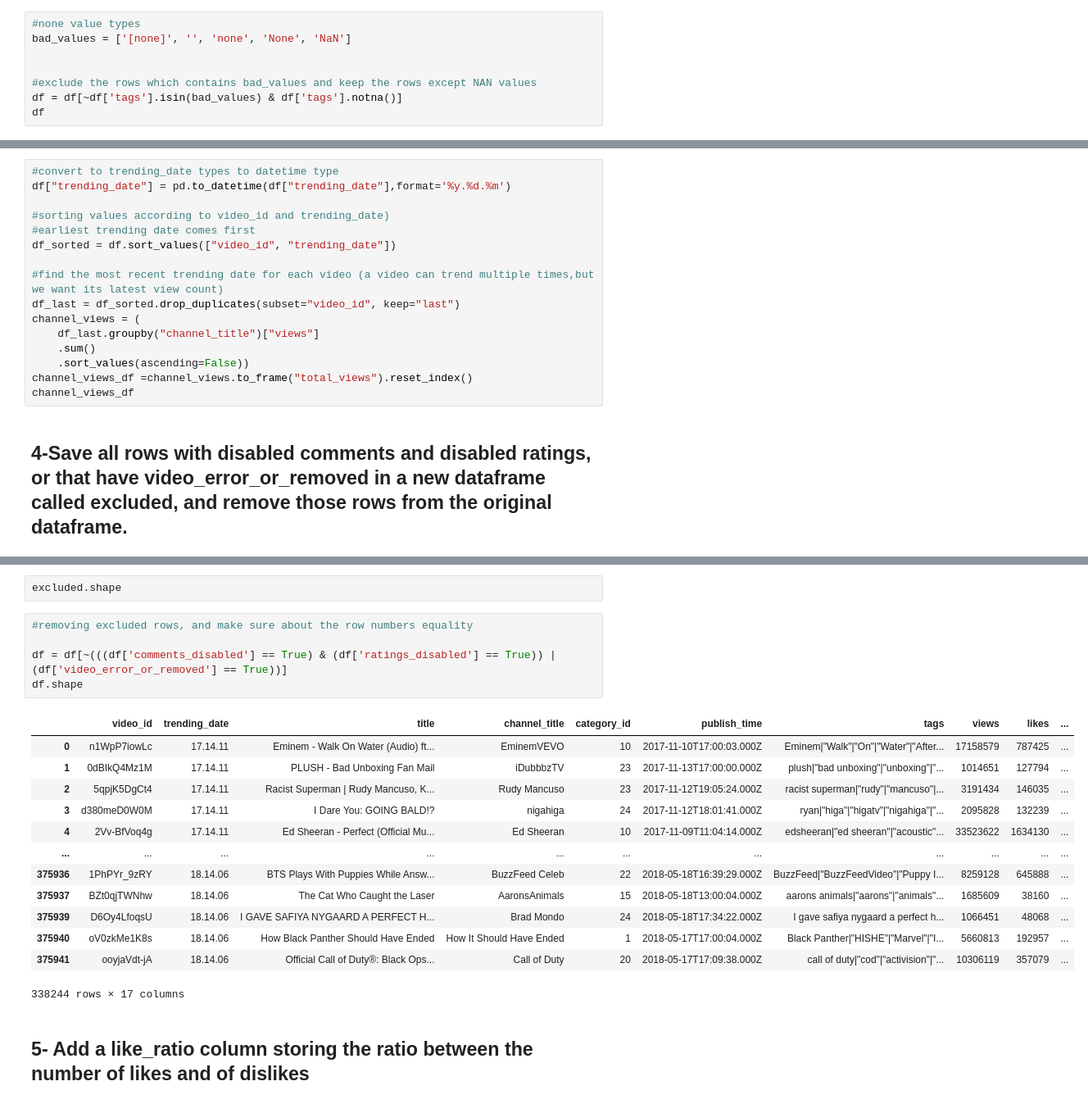
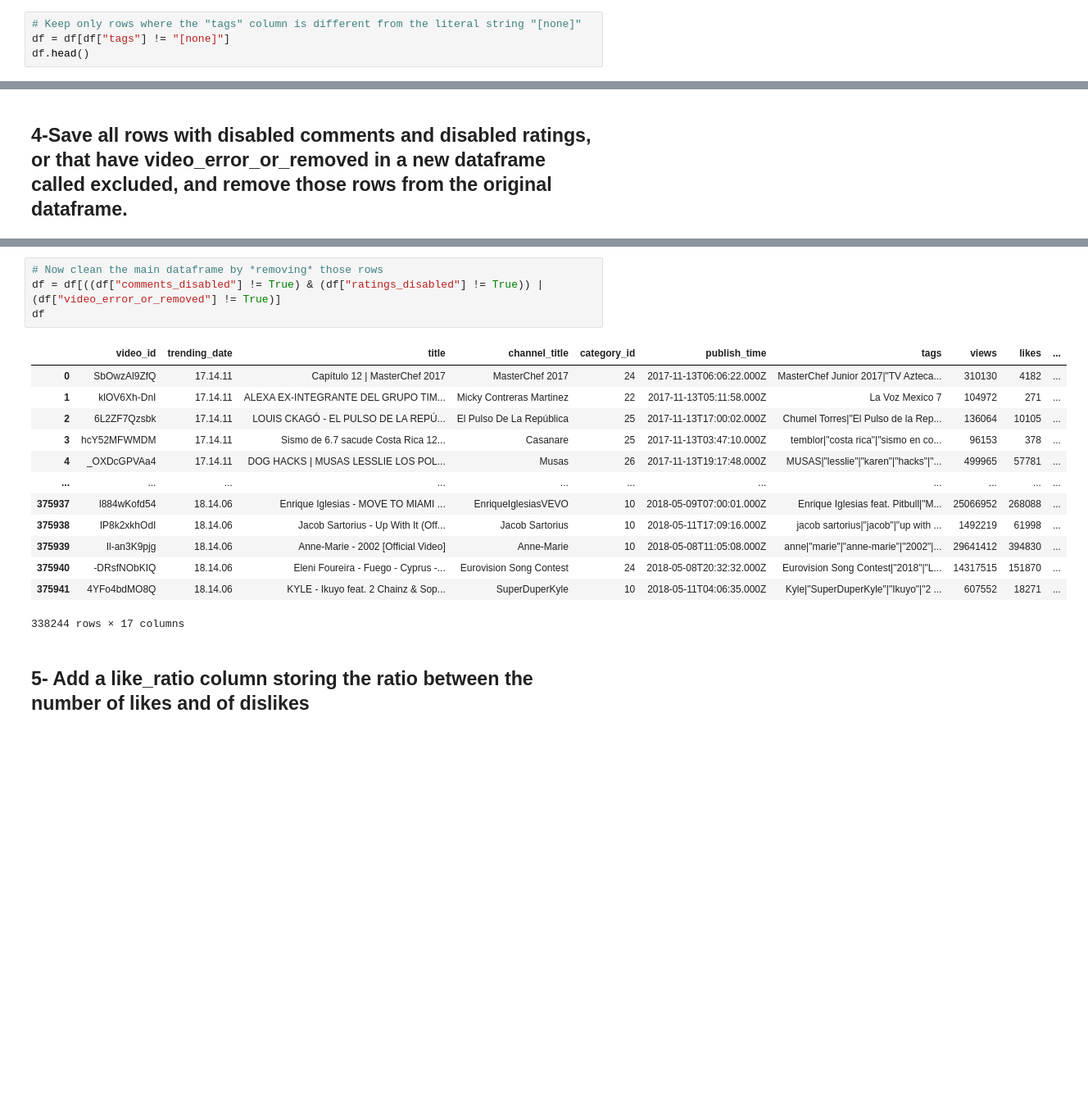
Before and after one commit to CS-Project-Data-Science-2025-2026/Youtube_Data_Project, a Jupyter notebook: try.ipynb, the cells around one changed output, grey strips where cells are left out. Shown at 82% size. Drawn from its saved outputs; the diff is of its cells as text; blank space fills up the shorter version.

```diff
--- a/try.ipynb
+++ b/try.ipynb
@@ -37,12 +47,8 @@ df.shape
 # %% [markdown]
 ## 2- Delete no tags
 # %%
-#none value types
-bad_values = ['[none]', '', 'none', 'None', 'NaN']
-
-
-#exclude the rows which contains bad_values and keep the rows except NAN values
-df = df[~df['tags'].isin(bad_values) & df['tags'].notna()]
-df
+# Keep only rows where the "tags" column is different from the literal string "[none]"
+df = df[df["tags"] != "[none]"]
+df.head()
 # %% [output]
 |  | video_id | trending_date | title | channel_title | category_id | publish_time | tags | views | likes | ... |
@@ -80,19 +79,3 @@ a.sort_values('views',ascending=False)
-# %%
-#convert to trending_date types to datetime type
-df["trending_date"] = pd.to_datetime(df["trending_date"],format='%y.%d.%m')
-
-#sorting values according to video_id and trending_date)
-#earliest trending date comes first
-df_sorted = df.sort_values(["video_id", "trending_date"])
-
-#find the most recent trending date for each video (a video can trend multiple times,but we want its latest view count)
-df_last = df_sorted.drop_duplicates(subset="video_id", keep="last")
-channel_views = (
-    df_last.groupby("channel_title")["views"]
-    .sum()
-    .sort_values(ascending=False))
-channel_views_df =channel_views.to_frame("total_views").reset_index()
-channel_views_df
 # %% [markdown]
 ## 4-Save all rows with disabled comments and disabled ratings, or that have video_error_or_removed in a new dataframe called excluded, and remove those rows from the original dataframe.
 # %%
@@ -117,24 +100,21 @@ excluded
 2131 rows × 17 columns
-# %%
-excluded.shape
 # %%
-#removing excluded rows, and make sure about the row numbers equality
-
-df = df[~(((df['comments_disabled'] == True) & (df['ratings_disabled'] == True)) | (df['video_error_or_removed'] == True))]
-df.shape
+# Now clean the main dataframe by *removing* those rows
+df = df[((df["comments_disabled"] != True) & (df["ratings_disabled"] != True)) | (df["video_error_or_removed"] != True)]
+df
 # %% [output]
 |  | video_id | trending_date | title | channel_title | category_id | publish_time | tags | views | likes | ... |
-| 0 | n1WpP7iowLc | 17.14.11 | Eminem - Walk On Water (Audio) ft... | EminemVEVO | 10 | 2017-11-10T17:00:03.000Z | Eminem|"Walk"|"On"|"Water"|"After... | 17158579 | 787425 | ... |
-| 1 | 0dBIkQ4Mz1M | 17.14.11 | PLUSH - Bad Unboxing Fan Mail | iDubbbzTV | 23 | 2017-11-13T17:00:00.000Z | plush|"bad unboxing"|"unboxing"|"... | 1014651 | 127794 | ... |
-| 2 | 5qpjK5DgCt4 | 17.14.11 | Racist Superman | Rudy Mancuso, K... | Rudy Mancuso | 23 | 2017-11-12T19:05:24.000Z | racist superman|"rudy"|"mancuso"|... | 3191434 | 146035 | ... |
-| 3 | d380meD0W0M | 17.14.11 | I Dare You: GOING BALD!? | nigahiga | 24 | 2017-11-12T18:01:41.000Z | ryan|"higa"|"higatv"|"nigahiga"|"... | 2095828 | 132239 | ... |
-| 4 | 2Vv-BfVoq4g | 17.14.11 | Ed Sheeran - Perfect (Official Mu... | Ed Sheeran | 10 | 2017-11-09T11:04:14.000Z | edsheeran|"ed sheeran"|"acoustic"... | 33523622 | 1634130 | ... |
+| 0 | SbOwzAl9ZfQ | 17.14.11 | Capítulo 12 | MasterChef 2017 | MasterChef 2017 | 24 | 2017-11-13T06:06:22.000Z | MasterChef Junior 2017|"TV Azteca... | 310130 | 4182 | ... |
+| 1 | klOV6Xh-DnI | 17.14.11 | ALEXA EX-INTEGRANTE DEL GRUPO TIM... | Micky Contreras Martinez | 22 | 2017-11-13T05:11:58.000Z | La Voz Mexico 7 | 104972 | 271 | ... |
+| 2 | 6L2ZF7Qzsbk | 17.14.11 | LOUIS CKAGÓ - EL PULSO DE LA REPÚ... | El Pulso De La República | 25 | 2017-11-13T17:00:02.000Z | Chumel Torres|"El Pulso de la Rep... | 136064 | 10105 | ... |
+| 3 | hcY52MFWMDM | 17.14.11 | Sismo de 6.7 sacude Costa Rica 12... | Casanare | 25 | 2017-11-13T03:47:10.000Z | temblor|"costa rica"|"sismo en co... | 96153 | 378 | ... |
+| 4 | _OXDcGPVAa4 | 17.14.11 | DOG HACKS | MUSAS LESSLIE LOS POL... | Musas | 26 | 2017-11-13T19:17:48.000Z | MUSAS|"lesslie"|"karen"|"hacks"|"... | 499965 | 57781 | ... |
 | ... | ... | ... | ... | ... | ... | ... | ... | ... | ... | ... |
-| 375936 | 1PhPYr_9zRY | 18.14.06 | BTS Plays With Puppies While Answ... | BuzzFeed Celeb | 22 | 2018-05-18T16:39:29.000Z | BuzzFeed|"BuzzFeedVideo"|"Puppy I... | 8259128 | 645888 | ... |
-| 375937 | BZt0qjTWNhw | 18.14.06 | The Cat Who Caught the Laser | AaronsAnimals | 15 | 2018-05-18T13:00:04.000Z | aarons animals|"aarons"|"animals"... | 1685609 | 38160 | ... |
-| 375939 | D6Oy4LfoqsU | 18.14.06 | I GAVE SAFIYA NYGAARD A PERFECT H... | Brad Mondo | 24 | 2018-05-18T17:34:22.000Z | I gave safiya nygaard a perfect h... | 1066451 | 48068 | ... |
-| 375940 | oV0zkMe1K8s | 18.14.06 | How Black Panther Should Have Ended | How It Should Have Ended | 1 | 2018-05-17T17:00:04.000Z | Black Panther|"HISHE"|"Marvel"|"I... | 5660813 | 192957 | ... |
-| 375941 | ooyjaVdt-jA | 18.14.06 | Official Call of Duty®: Black Ops... | Call of Duty | 20 | 2018-05-17T17:09:38.000Z | call of duty|"cod"|"activision"|"... | 10306119 | 357079 | ... |
+| 375937 | l884wKofd54 | 18.14.06 | Enrique Iglesias - MOVE TO MIAMI ... | EnriqueIglesiasVEVO | 10 | 2018-05-09T07:00:01.000Z | Enrique Iglesias feat. Pitbull|"M... | 25066952 | 268088 | ... |
+| 375938 | IP8k2xkhOdI | 18.14.06 | Jacob Sartorius - Up With It (Off... | Jacob Sartorius | 10 | 2018-05-11T17:09:16.000Z | jacob sartorius|"jacob"|"up with ... | 1492219 | 61998 | ... |
+| 375939 | Il-an3K9pjg | 18.14.06 | Anne-Marie - 2002 [Official Video] | Anne-Marie | 10 | 2018-05-08T11:05:08.000Z | anne|"marie"|"anne-marie"|"2002"|... | 29641412 | 394830 | ... |
+| 375940 | -DRsfNObKIQ | 18.14.06 | Eleni Foureira - Fuego - Cyprus -... | Eurovision Song Contest | 24 | 2018-05-08T20:32:32.000Z | Eurovision Song Contest|"2018"|"L... | 14317515 | 151870 | ... |
+| 375941 | 4YFo4bdMO8Q | 18.14.06 | KYLE - Ikuyo feat. 2 Chainz & Sop... | SuperDuperKyle | 10 | 2018-05-11T04:06:35.000Z | Kyle|"SuperDuperKyle"|"Ikuyo"|"2 ... | 607552 | 18271 | ... |
 338244 rows × 17 columns
 # %% [markdown]
 ## 5- Add a like_ratio column storing the ratio between the number of likes and of dislikes
```
Also changed, not shown: parts of 18 cells of this notebook.
